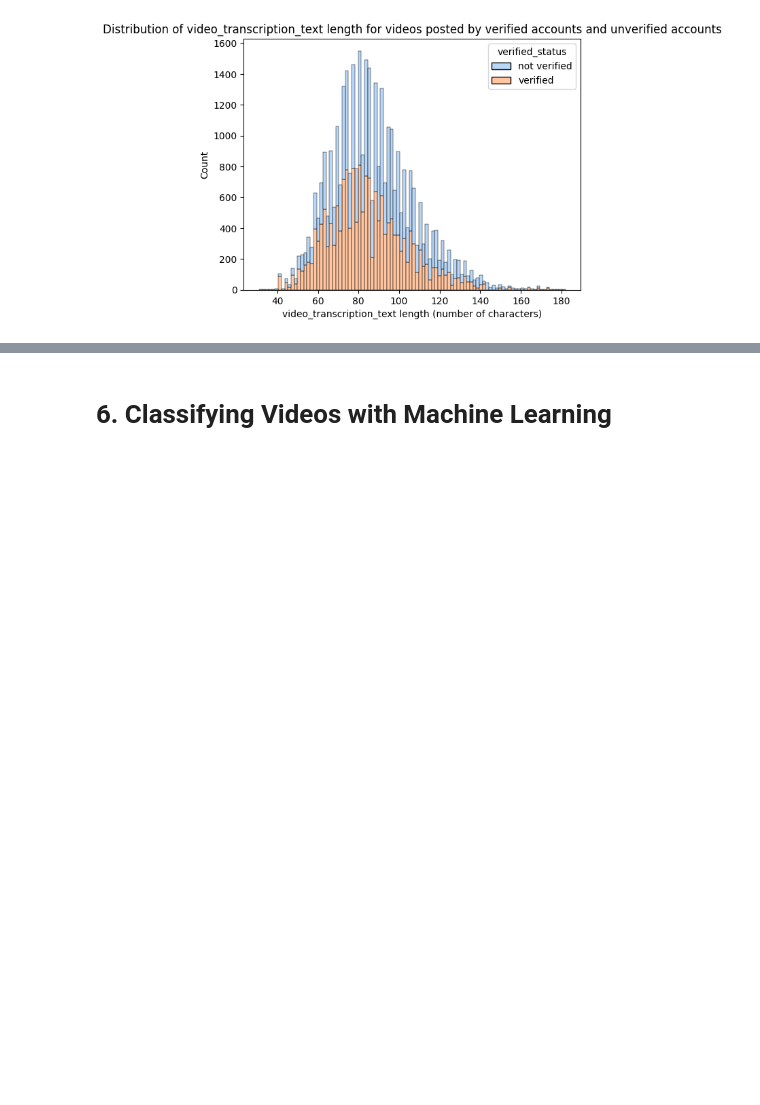
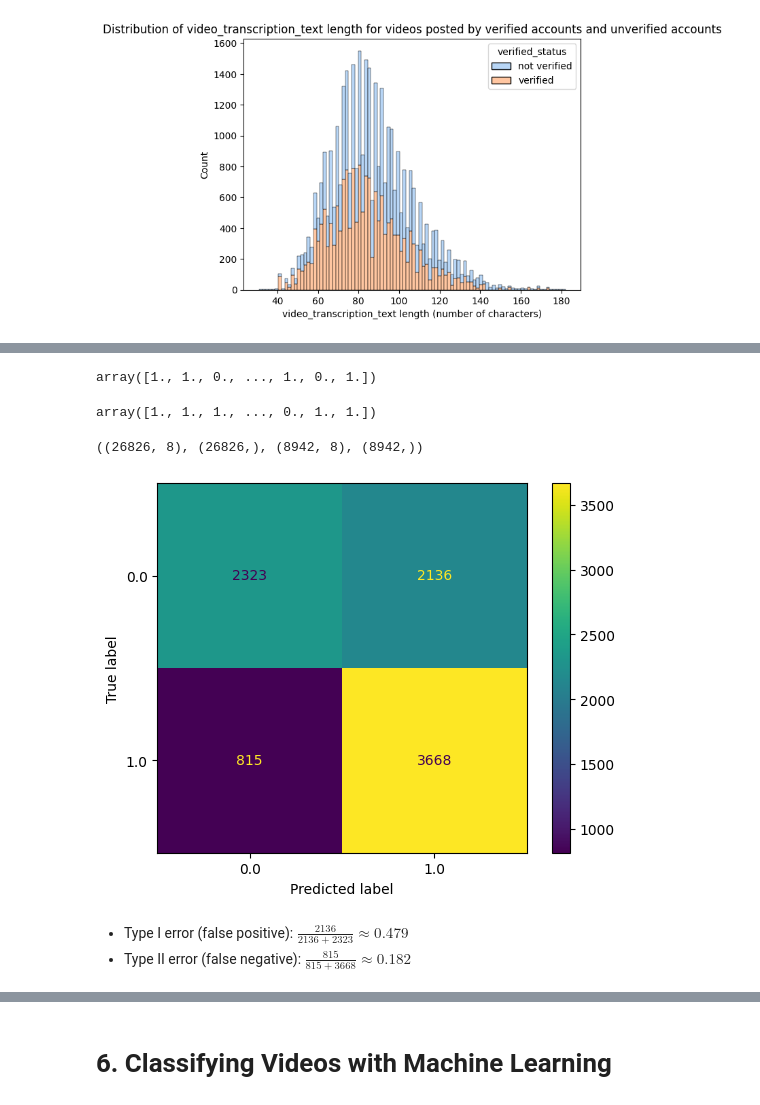
Before and after one commit to hugocheong/tiktok-claims-classification, a Jupyter notebook: claims-project.ipynb, the cells around one changed output, grey strips where cells are left out. Drawn from its saved outputs; the diff is of its cells as text; code cells hidden in the pictures; blank space fills up the shorter version.

```diff
--- a/claims-project.ipynb
+++ b/claims-project.ipynb
@@ -509,0 +613,11 @@ plt.show()
+# %%
+# Create a logistic regression model
+log_clf = LogisticRegression(random_state=0, max_iter=800).fit(X_train_final, y_train_final)
+# %%
+# Select claim_status and author_ban_status to be encoded for the test data
+X_test_to_encode = X_test[["claim_status", "author_ban_status"]]
+X_test_encoded = X_encoder.transform(X_test_to_encode)
+X_test_encoded_df = pd.DataFrame(data=X_test_encoded, columns=X_encoder.get_feature_names_out())
+X_test_dropped = X_test.drop(columns=["claim_status", "author_ban_status"])
+X_test_final = pd.concat([X_test_dropped.reset_index(drop=True), X_test_encoded_df], axis=1)
+X_test_final.head()
@@ -509,0 +631,32 @@ plt.show()
+# %%
+y_pred = log_clf.predict(X_test_final)
+y_pred
+# %% [output]
+array([1., 1., 0., ..., 1., 0., 1.])
+# %%
+# Encode the test outcome variable
+y_test_final = y_encoder.transform(y_test.values.reshape(-1, 1)).ravel()
+y_test_final
+# %% [output]
+array([1., 1., 1., ..., 0., 1., 1.])
+# %%
+X_train_final.shape, y_train_final.shape, X_test_final.shape, y_test_final.shape
+# %% [output]
+((26826, 8), (26826,), (8942, 8), (8942,))
+# %%
+# Compute values for confusion matrix
+log_cm = confusion_matrix(y_test_final, y_pred, labels=log_clf.classes_)
+
+# Create confusion matrix
+log_disp = ConfusionMatrixDisplay(confusion_matrix=log_cm, display_labels=log_clf.classes_)
+
+# Plot confusion matrix
+log_disp.plot()
+
+# Display plot
+plt.show()
+# %% [output]
+[figure, added]
+# %% [markdown]
+* Type I error (false positive): $\frac{2136}{2136+2323} \approx 0.479 $
+* Type II error (false negative): $\frac{815}{815+3668} \approx 0.182$
```
Also changed, not shown: parts of 30 cells of this notebook.
